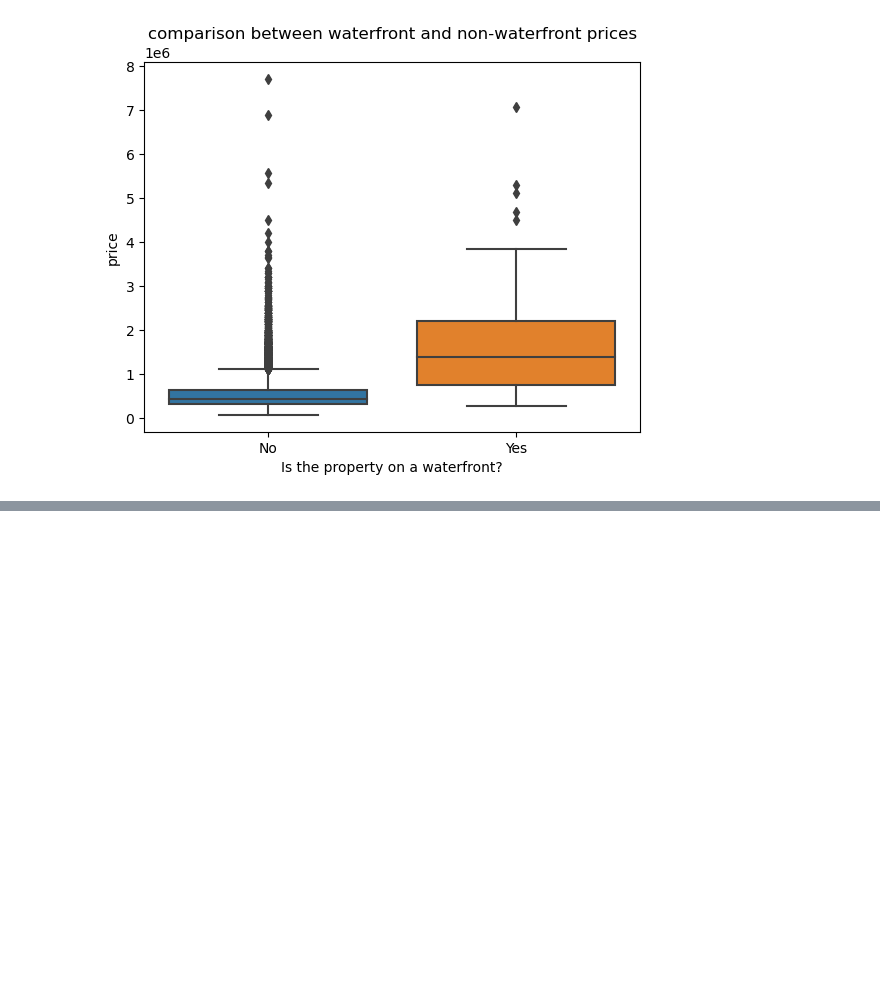
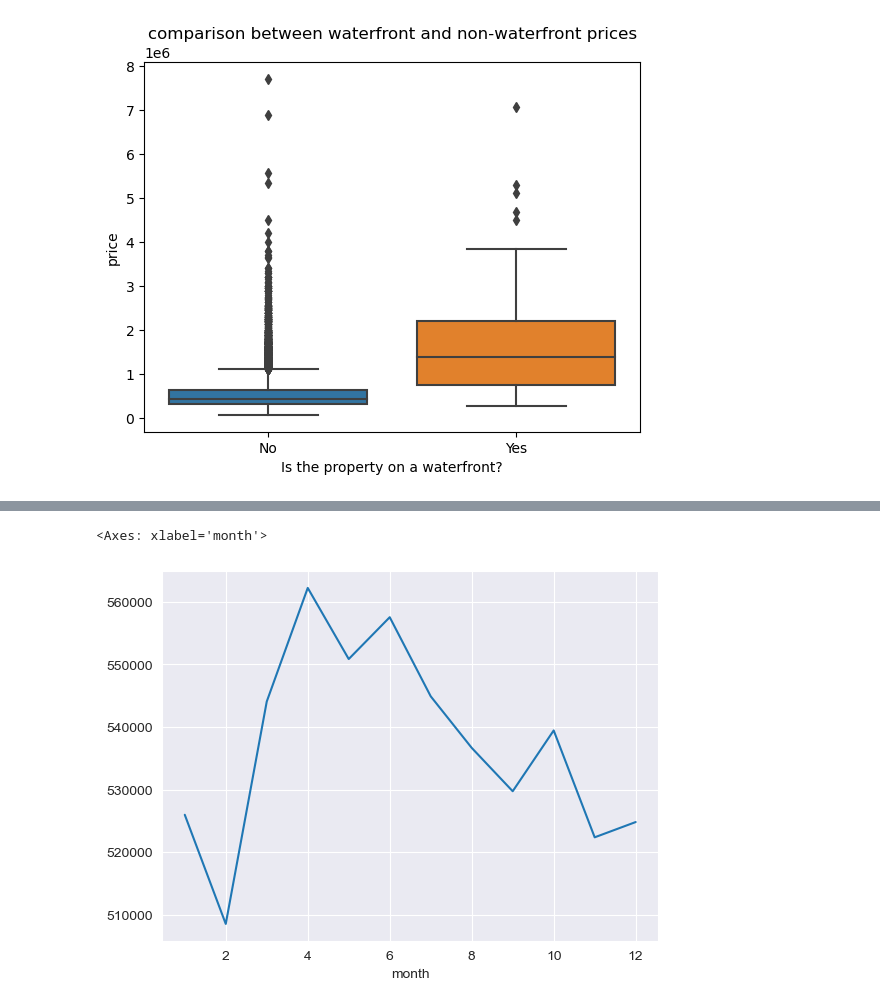
Before and after one commit to shahbazmansahia/DataAnalysisWithPython, a Jupyter notebook: Refactored_Py_DS_ML_Bootcamp-master/22-Deep Learning/my_NN_Study_2.ipynb, the cells around one changed output, grey strips where cells are left out. Saved outputs shown, nothing was run; the diff lists cells and outputs as text; code cells hidden in the pictures; blank space fills up the shorter version.

```diff
--- a/Refactored_Py_DS_ML_Bootcamp-master/22-Deep Learning/my_NN_Study_2.ipynb
+++ b/Refactored_Py_DS_ML_Bootcamp-master/22-Deep Learning/my_NN_Study_2.ipynb
@@ -235,0 +276,5 @@ plt.xticks(ticks = [0, 1], labels = ['No', 'Yes'])
+# %%
+df.groupby('month').mean()['price'].plot()
+# %% [output]
+<Axes: xlabel='month'>
+[figure, added]
```
Also changed, not shown: parts of 23 cells of this notebook.
